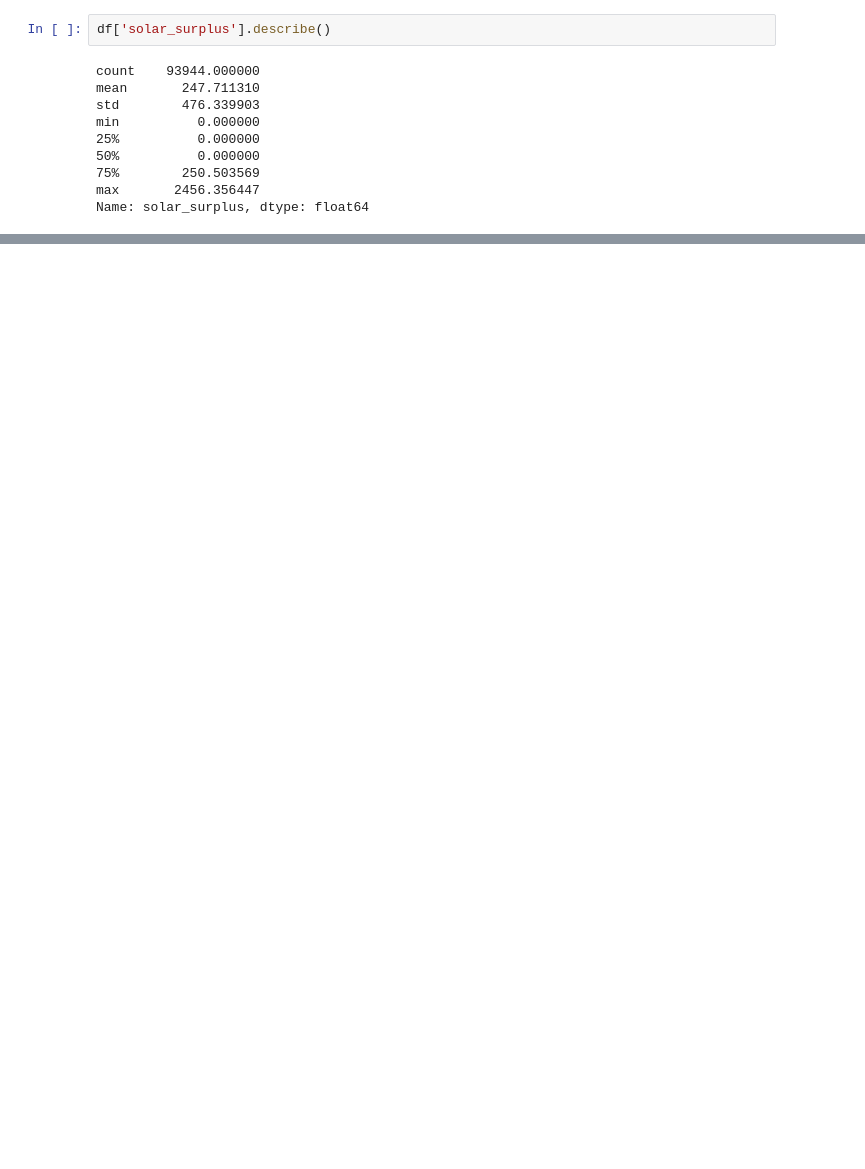
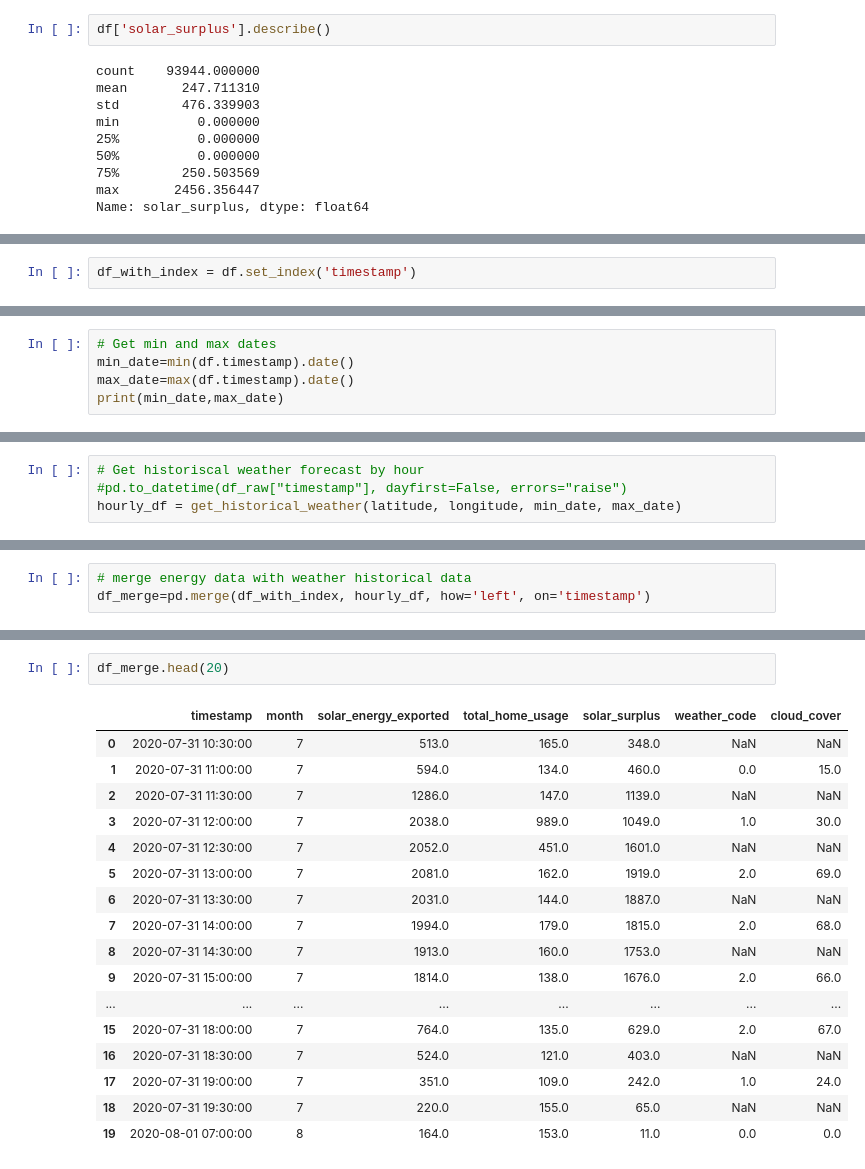
Before and after one commit to paleze/solar-energy-surplus-estimator, a Jupyter notebook: solar-energy-surplus-prediction.ipynb, the cells around one changed output, grey strips where cells are left out. Cells and saved outputs as stored; diff of their text form; blank space fills up the shorter version.

```diff
--- a/solar-energy-surplus-prediction.ipynb
+++ b/solar-energy-surplus-prediction.ipynb
@@ -142,0 +294,2 @@ Name: solar_surplus, dtype: float64
+# %%
+df_with_index = df.set_index('timestamp')
@@ -142,0 +317,5 @@ Name: solar_surplus, dtype: float64
+# %%
+# Get min and max dates
+min_date=min(df.timestamp).date()
+max_date=max(df.timestamp).date()
+print(min_date,max_date)
@@ -142,0 +324,4 @@ Name: solar_surplus, dtype: float64
+# %%
+# Get historiscal weather forecast by hour
+#pd.to_datetime(df_raw["timestamp"], dayfirst=False, errors="raise")
+hourly_df = get_historical_weather(latitude, longitude, min_date, max_date)
@@ -142,0 +356,3 @@ Name: solar_surplus, dtype: float64
+# %%
+# merge energy data with weather historical data
+df_merge=pd.merge(df_with_index, hourly_df, how='left', on='timestamp')
@@ -142,0 +370,20 @@ Name: solar_surplus, dtype: float64
+# %%
+df_merge.head(20)
+# %% [output]
+|  | timestamp | month | solar_energy_exported | total_home_usage | solar_surplus | weather_code | cloud_cover |
+| 0 | 2020-07-31 10:30:00 | 7 | 513.0 | 165.0 | 348.0 | NaN | NaN |
+| 1 | 2020-07-31 11:00:00 | 7 | 594.0 | 134.0 | 460.0 | 0.0 | 15.0 |
+| 2 | 2020-07-31 11:30:00 | 7 | 1286.0 | 147.0 | 1139.0 | NaN | NaN |
+| 3 | 2020-07-31 12:00:00 | 7 | 2038.0 | 989.0 | 1049.0 | 1.0 | 30.0 |
+| 4 | 2020-07-31 12:30:00 | 7 | 2052.0 | 451.0 | 1601.0 | NaN | NaN |
+| 5 | 2020-07-31 13:00:00 | 7 | 2081.0 | 162.0 | 1919.0 | 2.0 | 69.0 |
+| 6 | 2020-07-31 13:30:00 | 7 | 2031.0 | 144.0 | 1887.0 | NaN | NaN |
+| 7 | 2020-07-31 14:00:00 | 7 | 1994.0 | 179.0 | 1815.0 | 2.0 | 68.0 |
+| 8 | 2020-07-31 14:30:00 | 7 | 1913.0 | 160.0 | 1753.0 | NaN | NaN |
+| 9 | 2020-07-31 15:00:00 | 7 | 1814.0 | 138.0 | 1676.0 | 2.0 | 66.0 |
+| ... | ... | ... | ... | ... | ... | ... | ... |
+| 15 | 2020-07-31 18:00:00 | 7 | 764.0 | 135.0 | 629.0 | 2.0 | 67.0 |
+| 16 | 2020-07-31 18:30:00 | 7 | 524.0 | 121.0 | 403.0 | NaN | NaN |
+| 17 | 2020-07-31 19:00:00 | 7 | 351.0 | 109.0 | 242.0 | 1.0 | 24.0 |
+| 18 | 2020-07-31 19:30:00 | 7 | 220.0 | 155.0 | 65.0 | NaN | NaN |
+| 19 | 2020-08-01 07:00:00 | 8 | 164.0 | 153.0 | 11.0 | 0.0 | 0.0 |
```
Also changed, not shown: parts of 21 cells of this notebook, 1 other file.
